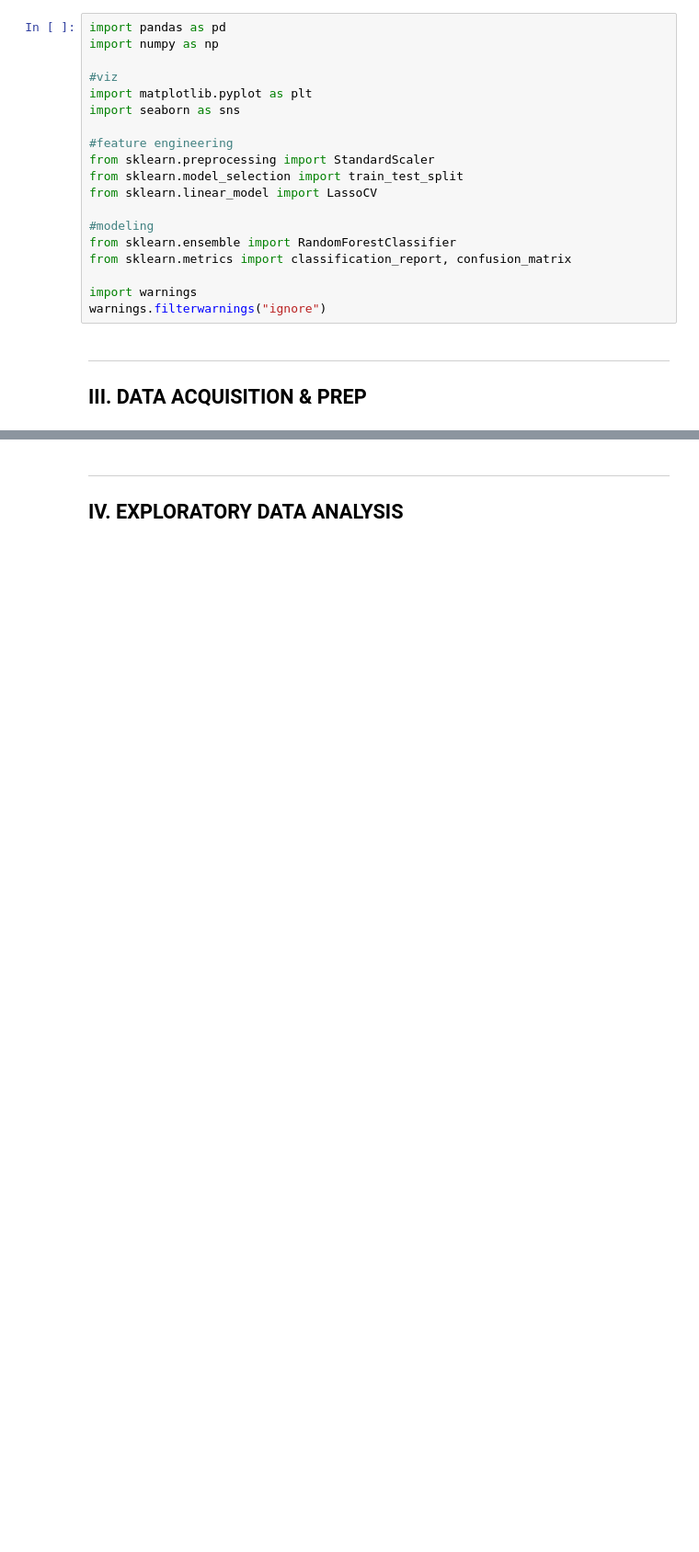
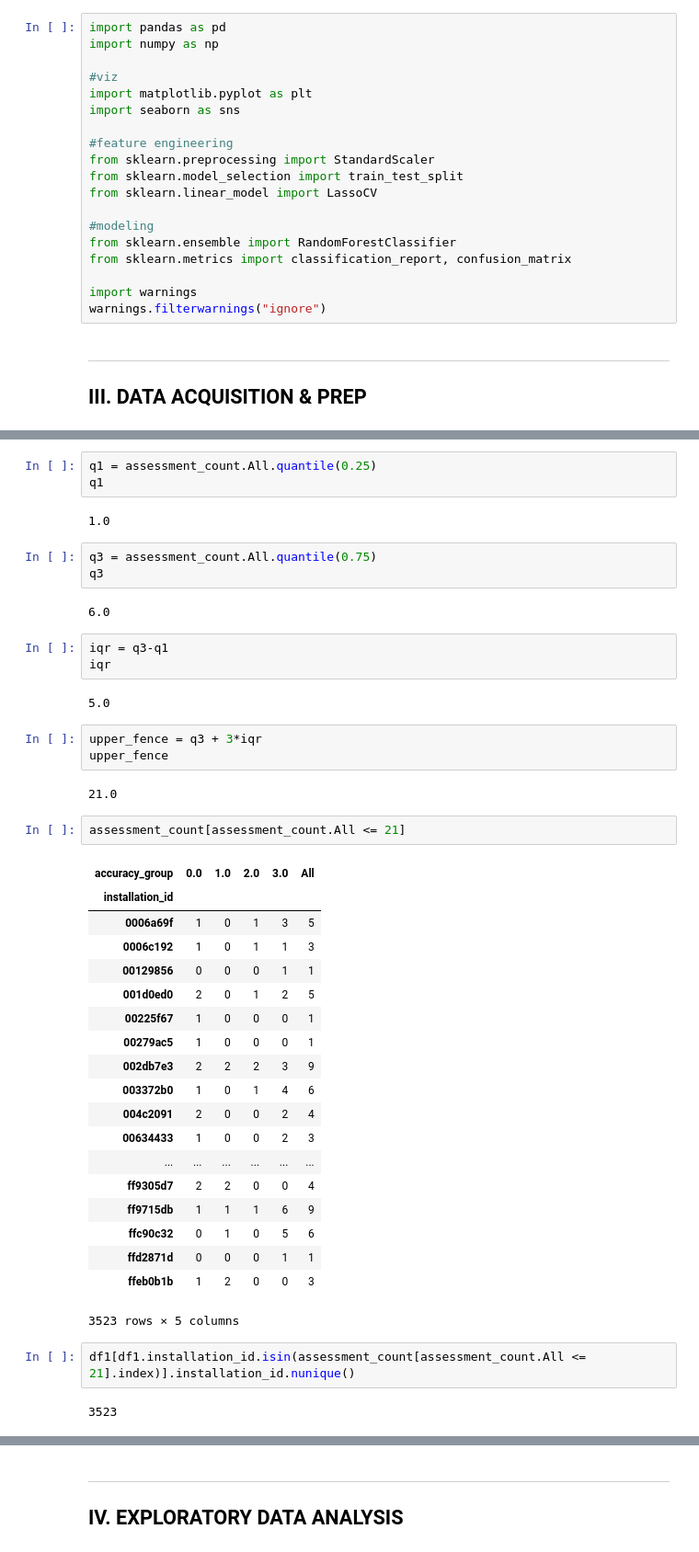
Before and after one commit to cats-in-the-hat/PBS-KIDS2, a Jupyter notebook: full_project_documentation.ipynb, the cells around one changed output, grey strips where cells are left out. Shown: that part at 92% size. Drawn from its saved outputs; the diff is of its cells as text; blank space fills up the shorter version.

```diff
--- a/full_project_documentation.ipynb
+++ b/full_project_documentation.ipynb
@@ -82,0 +255,46 @@ warnings.filterwarnings("ignore")
+# %%
+q1 = assessment_count.All.quantile(0.25)
+q1
+# %% [output]
+1.0
+# %%
+q3 = assessment_count.All.quantile(0.75)
+q3
+# %% [output]
+6.0
+# %%
+iqr = q3-q1
+iqr
+# %% [output]
+5.0
+# %%
+upper_fence = q3 + 3*iqr
+upper_fence
+# %% [output]
+21.0
+# %%
+assessment_count[assessment_count.All <= 21]
+# %% [output]
+| accuracy_group | 0.0 | 1.0 | 2.0 | 3.0 | All |
+| installation_id |  |  |  |  |  |
+| 0006a69f | 1 | 0 | 1 | 3 | 5 |
+| 0006c192 | 1 | 0 | 1 | 1 | 3 |
+| 00129856 | 0 | 0 | 0 | 1 | 1 |
+| 001d0ed0 | 2 | 0 | 1 | 2 | 5 |
+| 00225f67 | 1 | 0 | 0 | 0 | 1 |
+| 00279ac5 | 1 | 0 | 0 | 0 | 1 |
+| 002db7e3 | 2 | 2 | 2 | 3 | 9 |
+| 003372b0 | 1 | 0 | 1 | 4 | 6 |
+| 004c2091 | 2 | 0 | 0 | 2 | 4 |
+| 00634433 | 1 | 0 | 0 | 2 | 3 |
+| ... | ... | ... | ... | ... | ... |
+| ff9305d7 | 2 | 2 | 0 | 0 | 4 |
+| ff9715db | 1 | 1 | 1 | 6 | 9 |
+| ffc90c32 | 0 | 1 | 0 | 5 | 6 |
+| ffd2871d | 0 | 0 | 0 | 1 | 1 |
+| ffeb0b1b | 1 | 2 | 0 | 0 | 3 |
+3523 rows × 5 columns
+# %%
+df1[df1.installation_id.isin(assessment_count[assessment_count.All <= 21].index)].installation_id.nunique()
+# %% [output]
+3523
```
Also changed, not shown: parts of 113 cells of this notebook.
